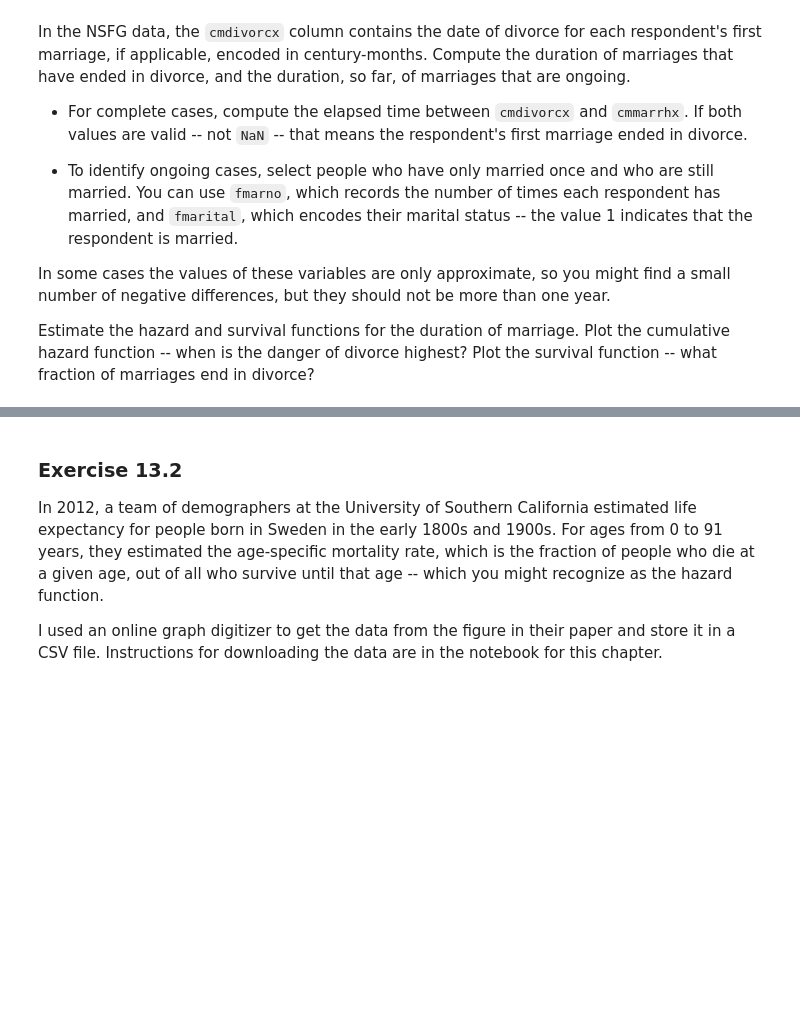
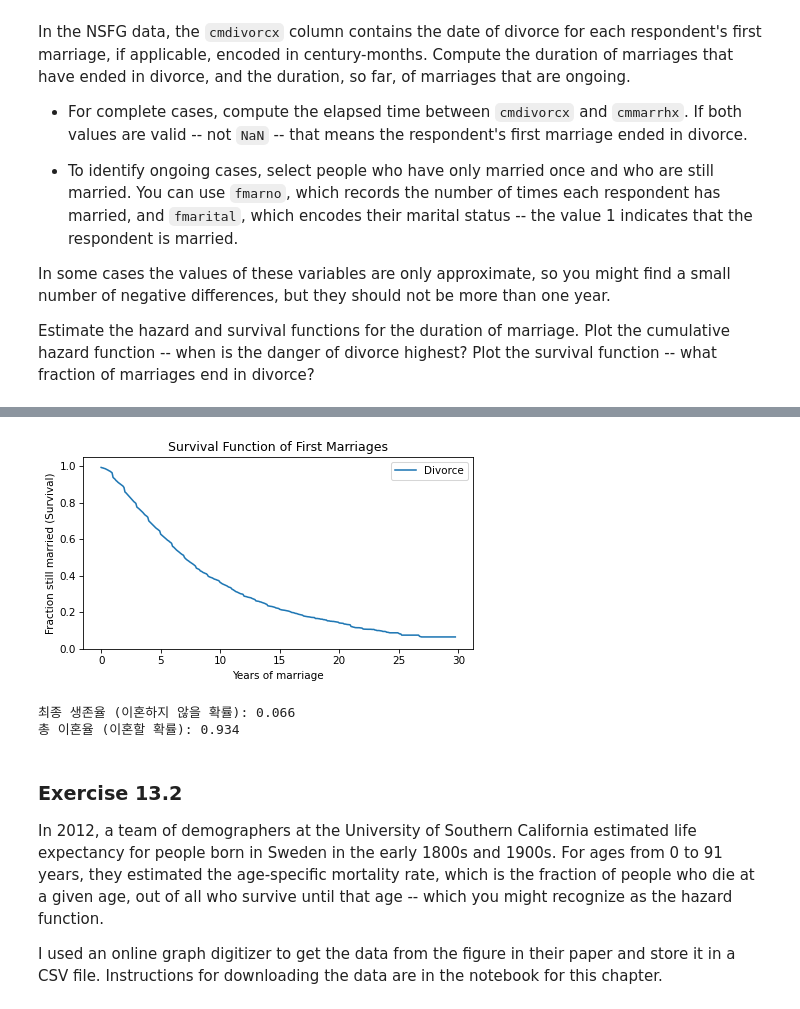
Before and after one commit to Malrangbbobbi/Think-Stats-Study, a Jupyter notebook: chap13.ipynb, the cells around one changed output, grey strips where cells are left out. Saved outputs shown, nothing was run; the diff lists cells and outputs as text; code cells hidden in the pictures; blank space fills up the shorter version.

```diff
--- a/chap13.ipynb
+++ b/chap13.ipynb
@@ -740,2 +932,21 @@ sample = resample_cycles(resp)
 # %%
 # Solution goes here
+# Survival Function
+plt.figure()
+sf_divorce.plot(label="Divorce")
+decorate(xlabel="Years of marriage",
+         ylabel="Fraction still married (Survival)",
+         title="Survival Function of First Marriages",
+         ylim=[0, 1.05])
+plt.show()
+
+# 최종 생존율 및 이혼율 계산
+final_survival_rate = sf_divorce.iloc[-1]
+divorce_rate = 1 - final_survival_rate
+
+print(f"최종 생존율 (이혼하지 않을 확률): {final_survival_rate:.3f}")
+print(f"총 이혼율 (이혼할 확률): {divorce_rate:.3f}")
+# %% [output]
+[figure, added]
+최종 생존율 (이혼하지 않을 확률): 0.066
+총 이혼율 (이혼할 확률): 0.934
```
Also changed, not shown: parts of 66 cells of this notebook, 3 other files.
